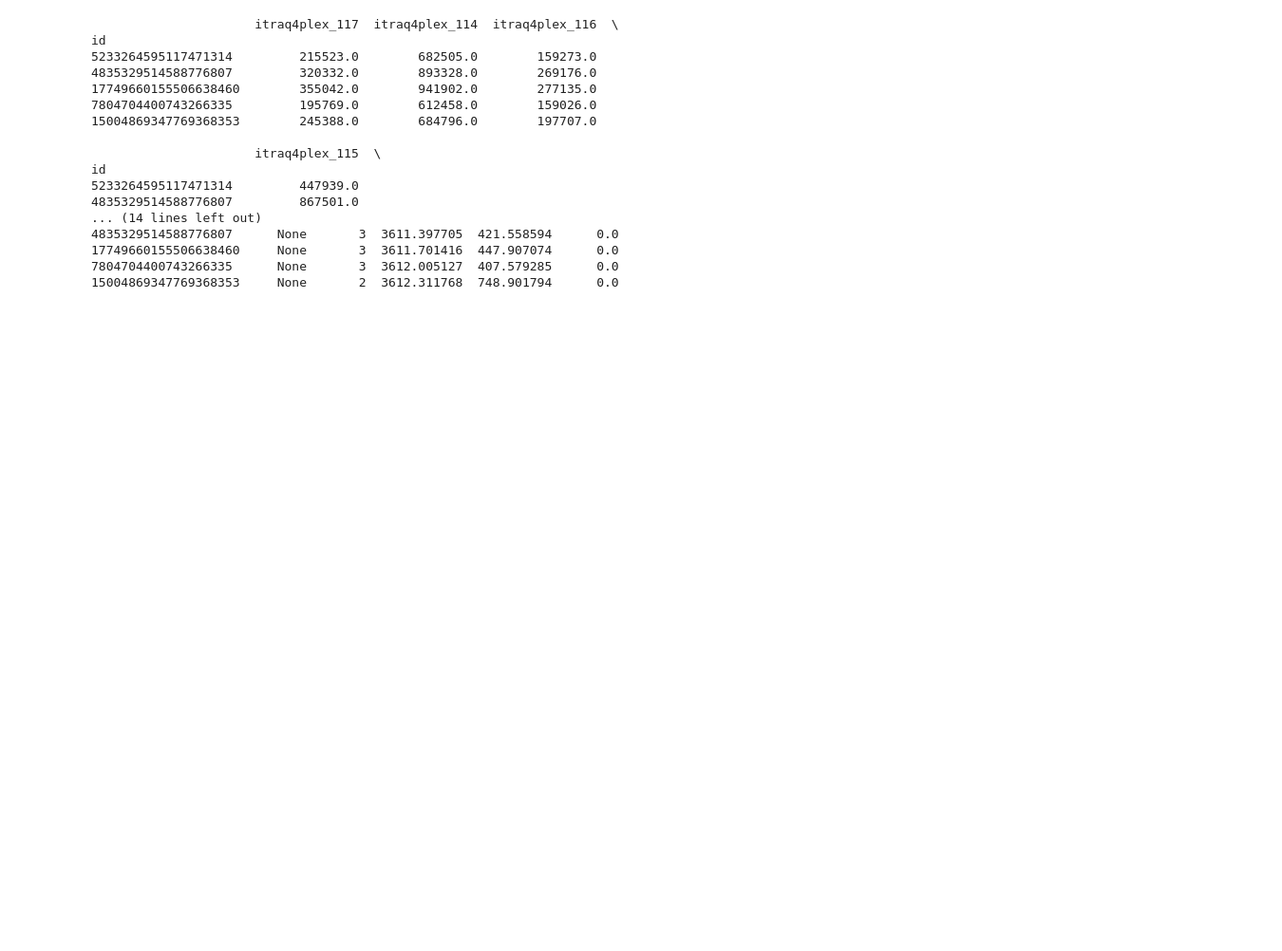
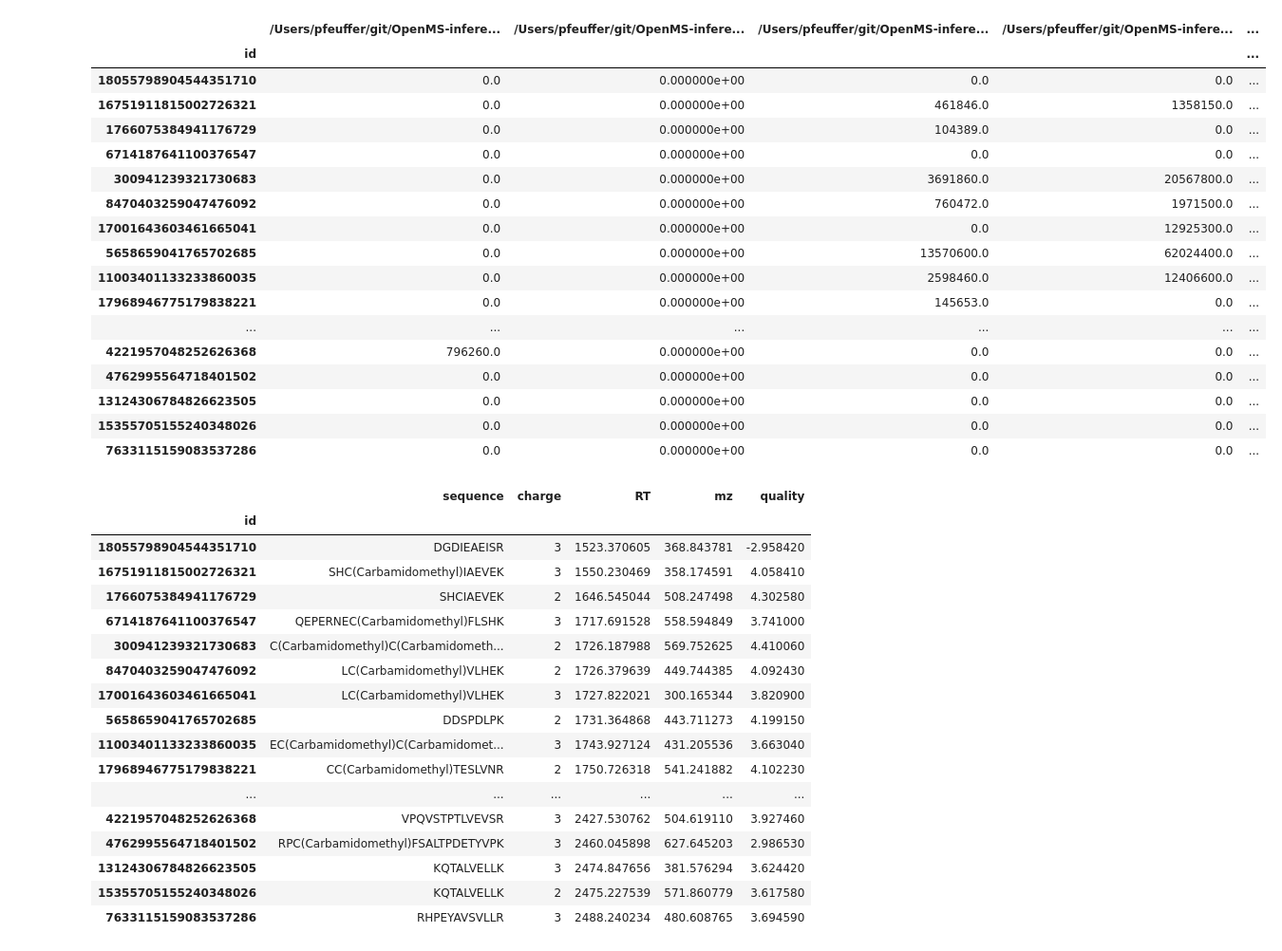
Before and after one commit to jpfeuffer/pyopenmspandas, a Jupyter notebook: PyopenmsPandas.ipynb, the cells around one changed output. Shown at 95% size. Saved outputs shown, nothing was run; the diff lists cells and outputs as text; code cells hidden in the pictures; blank space fills up the shorter version.

```diff
--- a/PyopenmsPandas.ipynb
+++ b/PyopenmsPandas.ipynb
@@ -126,25 +100,0 @@ id
-# %%
-    cmap = ConsensusMapDF()
-    # TODO find a file, from a more complex experiment with merged cXML from multiple files
-    ConsensusXMLFile().load("IsobaricAnalyzer_output_1.consensusXML", cmap)
-
-    print(cmap.get_intensity_df())
-    print(cmap.get_metadata_df())
-# %% [output]
-                      itraq4plex_117  itraq4plex_114  itraq4plex_116  \
-id
-5233264595117471314         215523.0        682505.0        159273.0
-4835329514588776807         320332.0        893328.0        269176.0
-17749660155506638460        355042.0        941902.0        277135.0
-7804704400743266335         195769.0        612458.0        159026.0
-15004869347769368353        245388.0        684796.0        197707.0
-
-                      itraq4plex_115  \
-id
-5233264595117471314         447939.0
-4835329514588776807         867501.0
-... (14 lines left out)
-4835329514588776807      None       3  3611.397705  421.558594      0.0
-17749660155506638460     None       3  3611.701416  447.907074      0.0
-7804704400743266335      None       3  3612.005127  407.579285      0.0
-15004869347769368353     None       2  3612.311768  748.901794      0.0
@@ -152,0 +101,44 @@ id
+# %%
+
+    cmap = ConsensusMapDF()
+    from urllib.request import urlretrieve
+    urlretrieve ("https://raw.githubusercontent.com/OpenMS/OpenMS/develop/src/tests/class_tests/openms/data/BSA.consensusXML", "label-free.consensusXML")
+
+    ConsensusXMLFile().load("label-free.consensusXML", cmap)
+# %% [output]
+|  | /Users/pfeuffer/git/OpenMS-infere... | /Users/pfeuffer/git/OpenMS-infere... | /Users/pfeuffer/git/OpenMS-infere... | /Users/pfeuffer/git/OpenMS-infere... | ... |
+| id |  |  |  |  | ... |
+| 18055798904544351710 | 0.0 | 0.000000e+00 | 0.0 | 0.0 | ... |
+| 16751911815002726321 | 0.0 | 0.000000e+00 | 461846.0 | 1358150.0 | ... |
+| 1766075384941176729 | 0.0 | 0.000000e+00 | 104389.0 | 0.0 | ... |
+| 6714187641100376547 | 0.0 | 0.000000e+00 | 0.0 | 0.0 | ... |
+| 300941239321730683 | 0.0 | 0.000000e+00 | 3691860.0 | 20567800.0 | ... |
+| 8470403259047476092 | 0.0 | 0.000000e+00 | 760472.0 | 1971500.0 | ... |
+| 17001643603461665041 | 0.0 | 0.000000e+00 | 0.0 | 12925300.0 | ... |
+| 5658659041765702685 | 0.0 | 0.000000e+00 | 13570600.0 | 62024400.0 | ... |
+| 11003401133233860035 | 0.0 | 0.000000e+00 | 2598460.0 | 12406600.0 | ... |
+| 17968946775179838221 | 0.0 | 0.000000e+00 | 145653.0 | 0.0 | ... |
+| ... | ... | ... | ... | ... | ... |
+| 4221957048252626368 | 796260.0 | 0.000000e+00 | 0.0 | 0.0 | ... |
+| 4762995564718401502 | 0.0 | 0.000000e+00 | 0.0 | 0.0 | ... |
+| 13124306784826623505 | 0.0 | 0.000000e+00 | 0.0 | 0.0 | ... |
+| 15355705155240348026 | 0.0 | 0.000000e+00 | 0.0 | 0.0 | ... |
+| 7633115159083537286 | 0.0 | 0.000000e+00 | 0.0 | 0.0 | ... |
+|  | sequence | charge | RT | mz | quality |
+| id |  |  |  |  |  |
+| 18055798904544351710 | DGDIEAEISR | 3 | 1523.370605 | 368.843781 | -2.958420 |
+| 16751911815002726321 | SHC(Carbamidomethyl)IAEVEK | 3 | 1550.230469 | 358.174591 | 4.058410 |
+| 1766075384941176729 | SHCIAEVEK | 2 | 1646.545044 | 508.247498 | 4.302580 |
+| 6714187641100376547 | QEPERNEC(Carbamidomethyl)FLSHK | 3 | 1717.691528 | 558.594849 | 3.741000 |
+| 300941239321730683 | C(Carbamidomethyl)C(Carbamidometh... | 2 | 1726.187988 | 569.752625 | 4.410060 |
+| 8470403259047476092 | LC(Carbamidomethyl)VLHEK | 2 | 1726.379639 | 449.744385 | 4.092430 |
+| 17001643603461665041 | LC(Carbamidomethyl)VLHEK | 3 | 1727.822021 | 300.165344 | 3.820900 |
+| 5658659041765702685 | DDSPDLPK | 2 | 1731.364868 | 443.711273 | 4.199150 |
+| 11003401133233860035 | EC(Carbamidomethyl)C(Carbamidomet... | 3 | 1743.927124 | 431.205536 | 3.663040 |
+| 17968946775179838221 | CC(Carbamidomethyl)TESLVNR | 2 | 1750.726318 | 541.241882 | 4.102230 |
+| ... | ... | ... | ... | ... | ... |
+| 4221957048252626368 | VPQVSTPTLVEVSR | 3 | 2427.530762 | 504.619110 | 3.927460 |
+| 4762995564718401502 | RPC(Carbamidomethyl)FSALTPDETYVPK | 3 | 2460.045898 | 627.645203 | 2.986530 |
+| 13124306784826623505 | KQTALVELLK | 3 | 2474.847656 | 381.576294 | 3.624420 |
+| 15355705155240348026 | KQTALVELLK | 2 | 2475.227539 | 571.860779 | 3.617580 |
+| 7633115159083537286 | RHPEYAVSVLLR | 3 | 2488.240234 | 480.608765 | 3.694590 |
```
Also changed, not shown: parts of 10 cells of this notebook.
